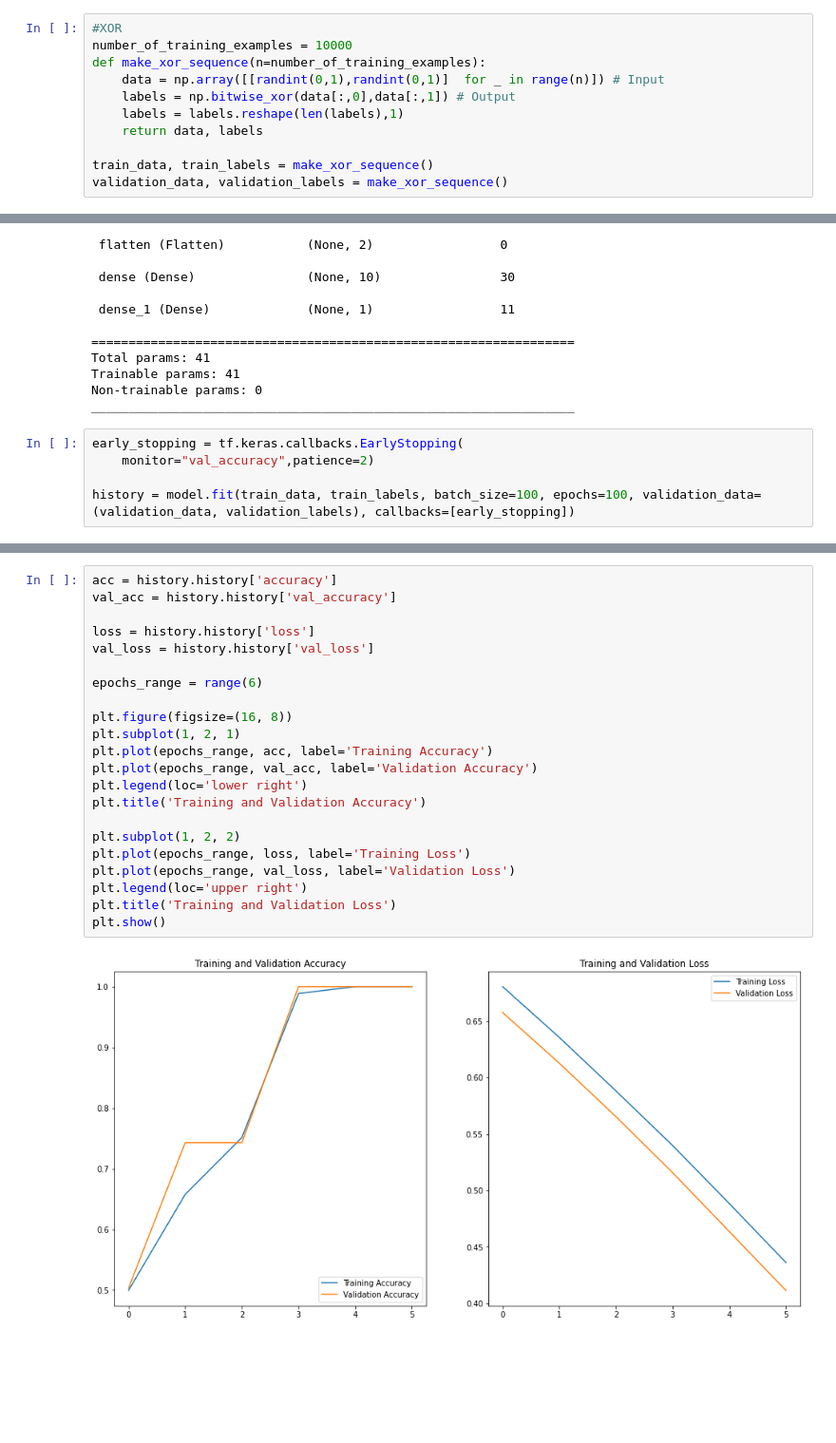
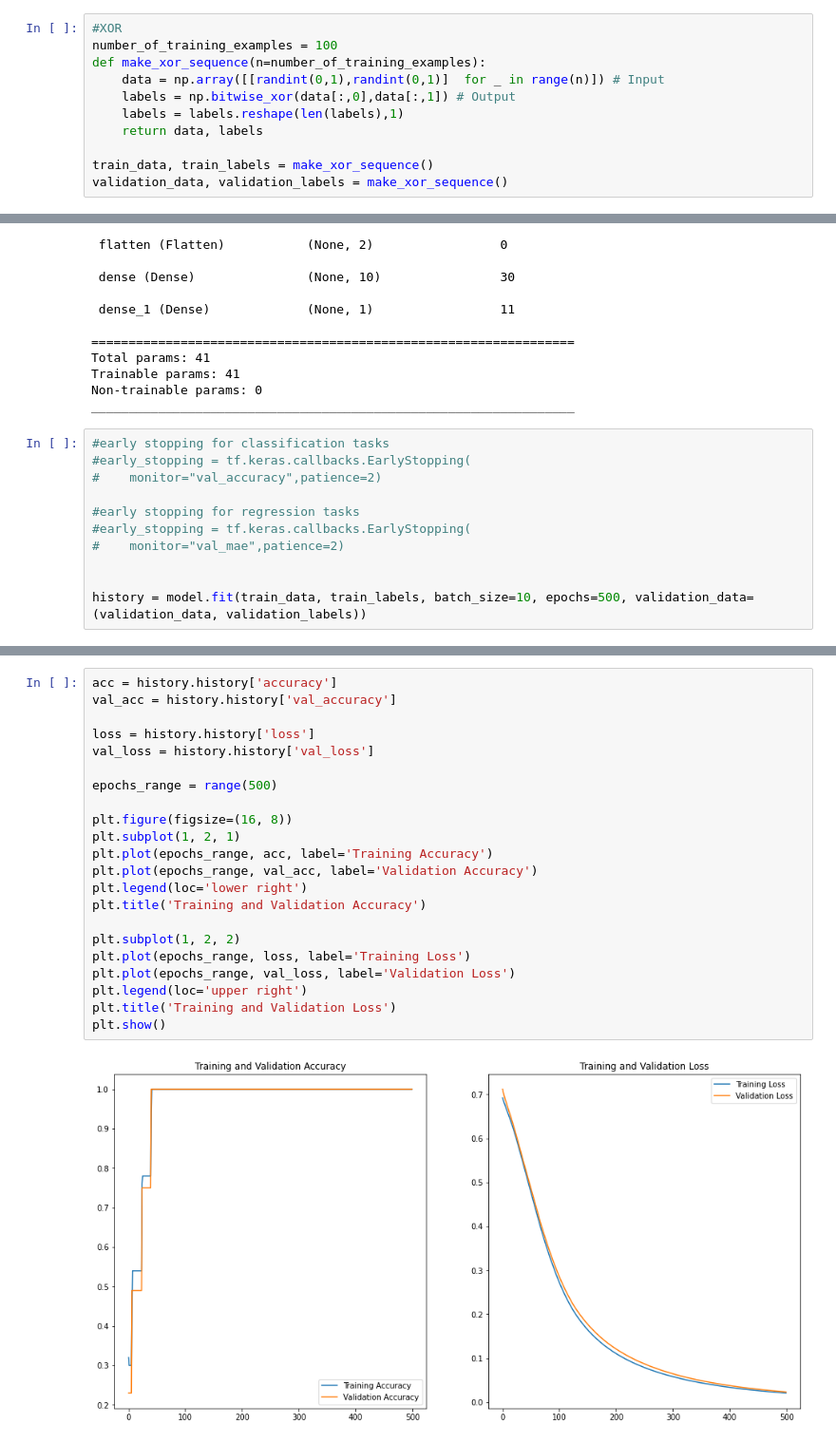
Before and after one commit to uteyechea/How-to-implement-an-ML-pipeline, a Jupyter notebook: notebooks/chapter6-demo-part1.ipynb, the cells around one changed output, grey strips where cells are left out. Shown at 95% size. Cells and saved outputs as stored; diff of their text form; blank space fills up the shorter version.

```diff
--- a/notebooks/chapter6-demo-part1.ipynb
+++ b/notebooks/chapter6-demo-part1.ipynb
@@ -8,6 +13,6 @@ import matplotlib.pyplot as plt
 # %%
 #XOR
-number_of_training_examples = 10000
+number_of_training_examples = 100
 def make_xor_sequence(n=number_of_training_examples):
     data = np.array([[randint(0,1),randint(0,1)]  for _ in range(n)]) # Input
     labels = np.bitwise_xor(data[:,0],data[:,1]) # Output
@@ -73,8 +67,14 @@ Trainable params: 41
 Non-trainable params: 0
 _________________________________________________________________
 # %%
-early_stopping = tf.keras.callbacks.EarlyStopping(
-    monitor="val_accuracy",patience=2)
+#early stopping for classification tasks
+#early_stopping = tf.keras.callbacks.EarlyStopping(
+#    monitor="val_accuracy",patience=2)
 
-history = model.fit(train_data, train_labels, batch_size=100, epochs=100, validation_data=(validation_data, validation_labels), callbacks=[early_stopping])
+#early stopping for regression tasks
+#early_stopping = tf.keras.callbacks.EarlyStopping(
+#    monitor="val_mae",patience=2)
+
+
+history = model.fit(train_data, train_labels, batch_size=10, epochs=500, validation_data=(validation_data, validation_labels))
 # %% [output]
@@ -93,24 +98,24 @@ Epoch 6/100
 # %%
 acc = history.history['accuracy']
 val_acc = history.history['val_accuracy']
 
 loss = history.history['loss']
 val_loss = history.history['val_loss']
 
-epochs_range = range(6)
+epochs_range = range(500)
 
 plt.figure(figsize=(16, 8))
 plt.subplot(1, 2, 1)
 plt.plot(epochs_range, acc, label='Training Accuracy')
 plt.plot(epochs_range, val_acc, label='Validation Accuracy')
 plt.legend(loc='lower right')
 plt.title('Training and Validation Accuracy')
 
 plt.subplot(1, 2, 2)
 plt.plot(epochs_range, loss, label='Training Loss')
 plt.plot(epochs_range, val_loss, label='Validation Loss')
 plt.legend(loc='upper right')
 plt.title('Training and Validation Loss')
 plt.show()
 # %% [output]
-[figure, old version]
+[figure, new version]
```
Also changed, not shown: parts of 11 cells of this notebook.
